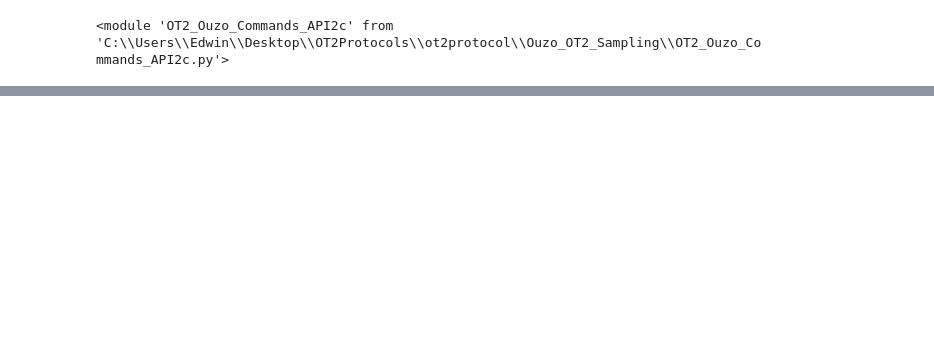
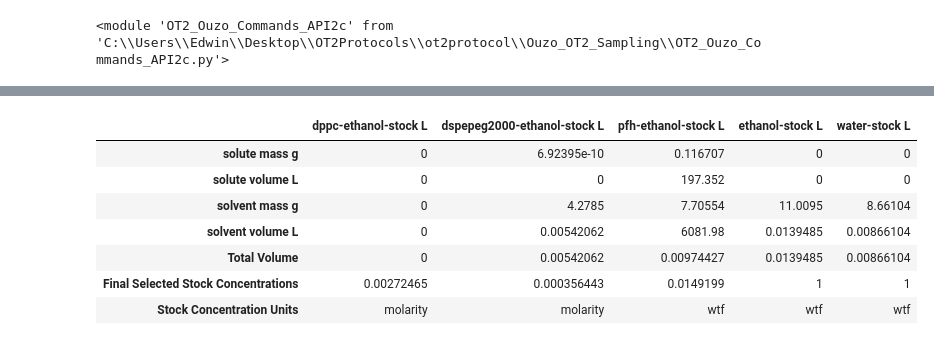
Before and after one commit to pozzo-research-group/OT2Protocols, a Jupyter notebook: ot2protocol/Ouzo_OT2_Sampling/Dev_Working_Notebook.ipynb, the cells around one changed output, grey strips where cells are left out. Cells and saved outputs as stored; diff of their text form; code cells hidden in the pictures; blank space fills up the shorter version.

```diff
--- a/ot2protocol/Ouzo_OT2_Sampling/Dev_Working_Notebook.ipynb
+++ b/ot2protocol/Ouzo_OT2_Sampling/Dev_Working_Notebook.ipynb
@@ -58,0 +239,11 @@ complete_df_f3
+# %%
+stock_complete_df
+# %% [output]
+|  | dppc-ethanol-stock L | dspepeg2000-ethanol-stock L | pfh-ethanol-stock L | ethanol-stock L | water-stock L |
+| solute mass g | 0 | 6.92395e-10 | 0.116707 | 0 | 0 |
+| solute volume L | 0 | 0 | 197.352 | 0 | 0 |
+| solvent mass g | 0 | 4.2785 | 7.70554 | 11.0095 | 8.66104 |
+| solvent volume L | 0 | 0.00542062 | 6081.98 | 0.0139485 | 0.00866104 |
+| Total Volume | 0 | 0.00542062 | 0.00974427 | 0.0139485 | 0.00866104 |
+| Final Selected Stock Concentrations | 0.00272465 | 0.000356443 | 0.0149199 | 1 | 1 |
+| Stock Concentration Units | molarity | molarity | wtf | wtf | wtf |
```
Also changed, not shown: parts of 11 cells of this notebook, 11 other files.
